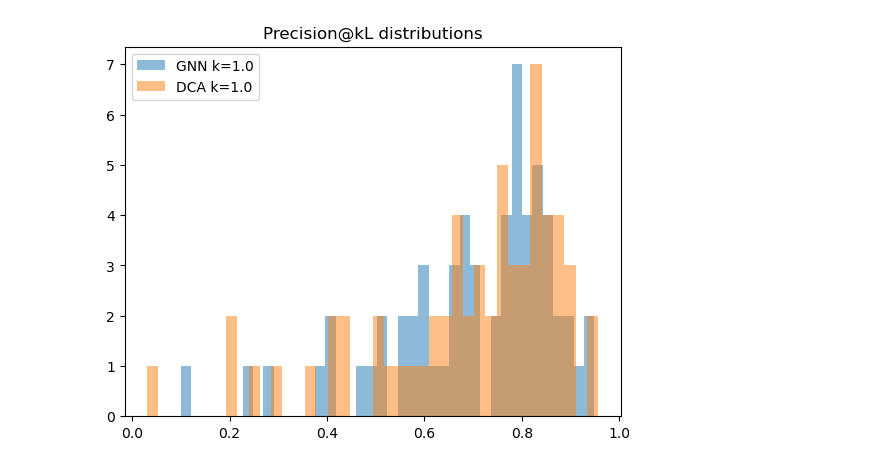
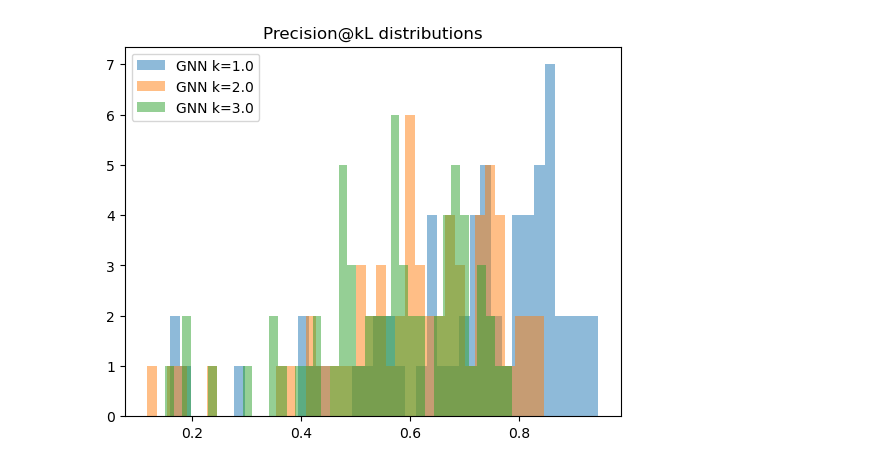
Before and after one commit to Fabiog17/Internship, a Jupyter notebook: GNN_contacts.ipynb, the cells around one changed output. Cells and saved outputs as stored; diff of their text form; code cells hidden in the pictures.

```diff
--- a/GNN_contacts.ipynb
+++ b/GNN_contacts.ipynb
@@ -288,8 +288,7 @@ def average_loss(model, loader, loss_fn, device):
     return total_loss / max(total_edges, 1)
 # %%
 device = torch.device('cuda' if torch.cuda.is_available() else 'cpu')
-
-model = EdgeGNN(node_in_ch=16, edge_in_ch=1, edge_out_ch=1, GNN_layers=6).to(device)
+model = EdgeGNN(node_in_ch=16, edge_in_ch=1, hidden_ch=64, mlp_hidden_ch=32, GNN_layers=5).to(device)
 
 pos_weight = compute_pos_weight(train_loader, device)
 print("pos_weight:", pos_weight.item())
@@ -300,7 +299,7 @@ optimizer = torch.optim.Adam(model.parameters(), lr=0.01)
 train_losses = []
 val_losses = []
 
-for epoch in range(200):
+for epoch in range(100):
 
     model.train()
 
@@ -367,7 +366,7 @@ plt.show()
 #loader = DataLoader([train_loader.dataset[10]], batch_size=1)
 # loader = DataLoader([test_data[2]], batch_size=1)
 # batch = next(iter(loader)).to(device)
-k=2
+k=1
 
 prec=[]
 prec_dca=[]
@@ -569,31 +568,31 @@ def precision_at_kL_dca_per_graph(batch, k):
 
     return precisions
 # %%
-k_values = [1.0]
+k_values = [1.0,2.0,3.0]
 
 results = {k: [] for k in k_values}
 results_dca = {k: [] for k in k_values}
 
 with torch.no_grad():
     for batch in test_loader:
         batch = batch.to(device)
         _, pred_logits = model(batch)
 
         for k in k_values:
             vals= precision_at_kL_per_graph(batch, pred_logits, k)
             vals_dca= precision_at_kL_dca_per_graph(batch, k)
             results[k].extend(vals)
             results_dca[k].extend(vals_dca)
 
 for k in k_values:
     plt.hist(results[k], bins=40, alpha=0.5, label=f"GNN k={k}")
-    plt.hist(results_dca[k], bins=40, alpha=0.5, label=f"DCA k={k}")
+    #plt.hist(results_dca[k], bins=40, alpha=0.5, label=f"DCA k={k}")
 
 plt.legend()
 plt.title("Precision@kL distributions")
 plt.show()
 # %% [output]
-[figure, old version]
+[figure, new version]
 # %%
 k=1.0
 precision=[]
```
Also changed, not shown: parts of 12 cells of this notebook, 35 other files.
